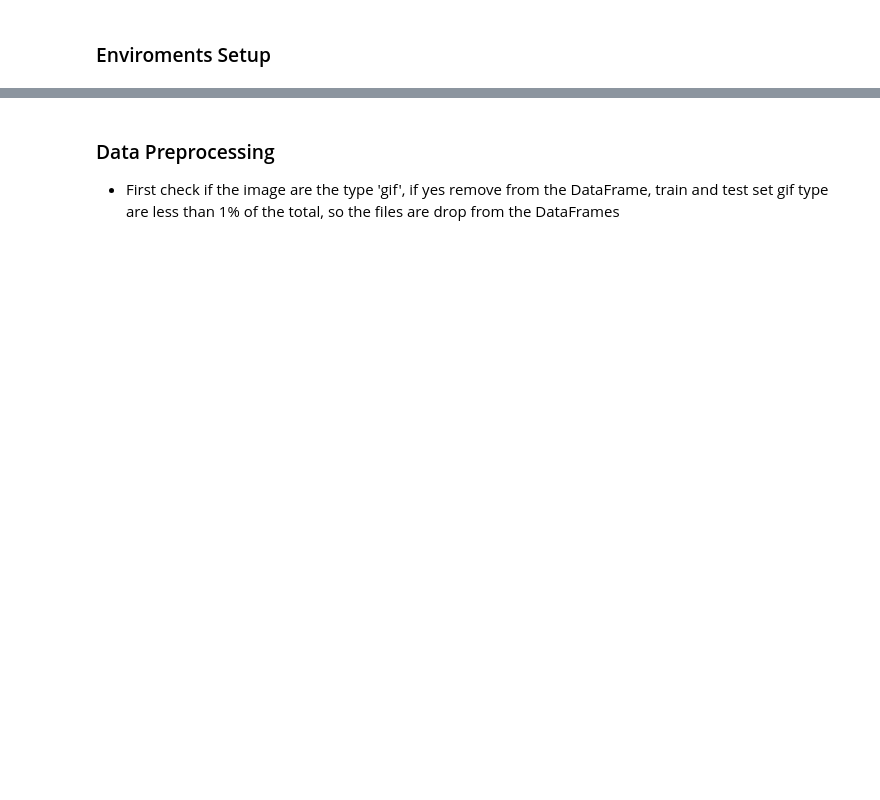
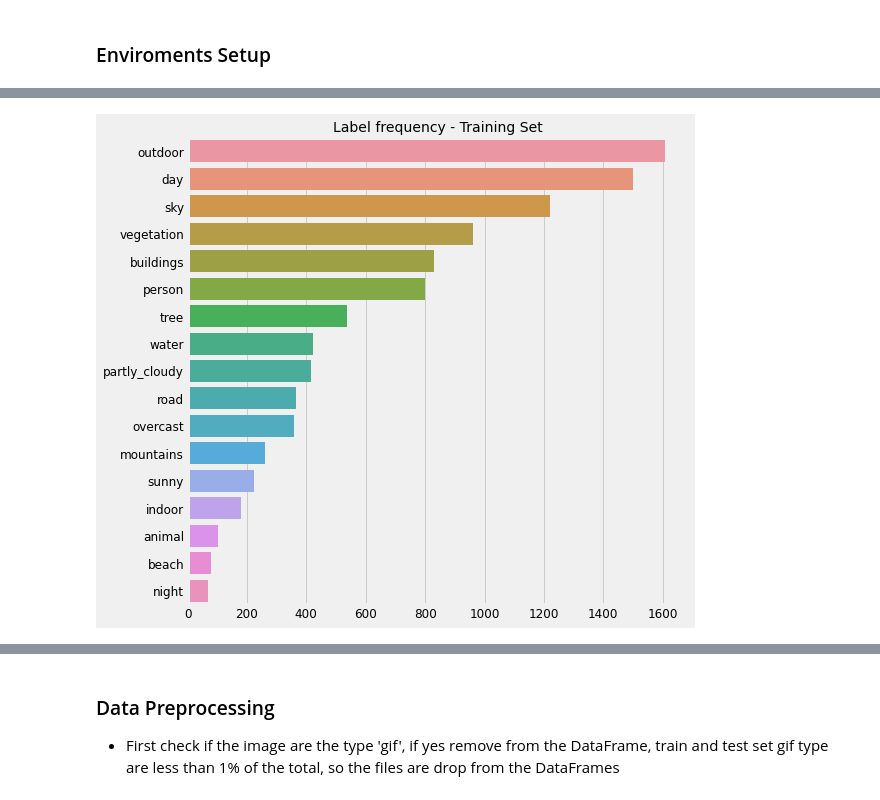
Before and after one commit to lsromao/MachineLearningProject, a Jupyter notebook: ML Final Project.ipynb, the cells around one changed output, grey strips where cells are left out. Drawn from its saved outputs; the diff is of its cells as text; code cells hidden in the pictures; blank space fills up the shorter version.

```diff
--- a/ML Final Project.ipynb
+++ b/ML Final Project.ipynb
@@ -36,0 +47,7 @@ test_pics_dir = '/home/lucas/Documents/ML_FinalProject/test/test/'
+# %%
+test_df = pd.read_csv('test/test.anno.txt', sep=" ")
+labels = test_df.columns
+file_names = test_df['file_name']
+#test_df['file_name'] = test_df['file_name'].apply(lambda x: os.path.join(test_pics_dir, x))
+#test_df['classes'] = test_df.loc[:, (test_df.columns != 'file_name')].values.tolist()
+test_df.head()
@@ -36,0 +61,7 @@ test_pics_dir = '/home/lucas/Documents/ML_FinalProject/test/test/'
+# %%
+train_df = pd.read_csv('train/train.anno.txt', sep=" ", names=labels)
+#train_df['file_name'] = train_df['file_name'].apply(lambda x: os.path.join(train_pics_dir, x))
+#train_df['classes'] = add_labels_dataframe(train_df)
+#train_df['classes'] = train_df.loc[:, (train_df.columns != 'file_name')].values.tolist()
+train_df.head()
+#columns = train_df.columns[0:18].tolist()
@@ -36,0 +75,22 @@ test_pics_dir = '/home/lucas/Documents/ML_FinalProject/test/test/'
+# %%
+labels_freq = []
+
+for column in train_df:
+    if train_df[column].name != 'file_name' and train_df[column].name != 'classes':
+        labels_freq.append(
+            [train_df[column].name,
+            train_df[column].value_counts()[1]
+            ])
+    df_labels_freq = pd.DataFrame(labels_freq, columns = ['Label', 'Count']).sort_values(by=['Count'], ascending=False)
+
+style.use("fivethirtyeight")
+plt.figure(figsize=(8,8))
+sns.barplot(y=df_labels_freq.Label, x=df_labels_freq.Count)
+plt.title("Label frequency - Training Set", fontsize=14)
+plt.xlabel("")
+plt.ylabel("")
+plt.xticks(fontsize=12)
+plt.yticks(fontsize=12)
+plt.show()
+# %% [output]
+[figure, added]
```
Also changed, not shown: parts of 93 cells of this notebook.
